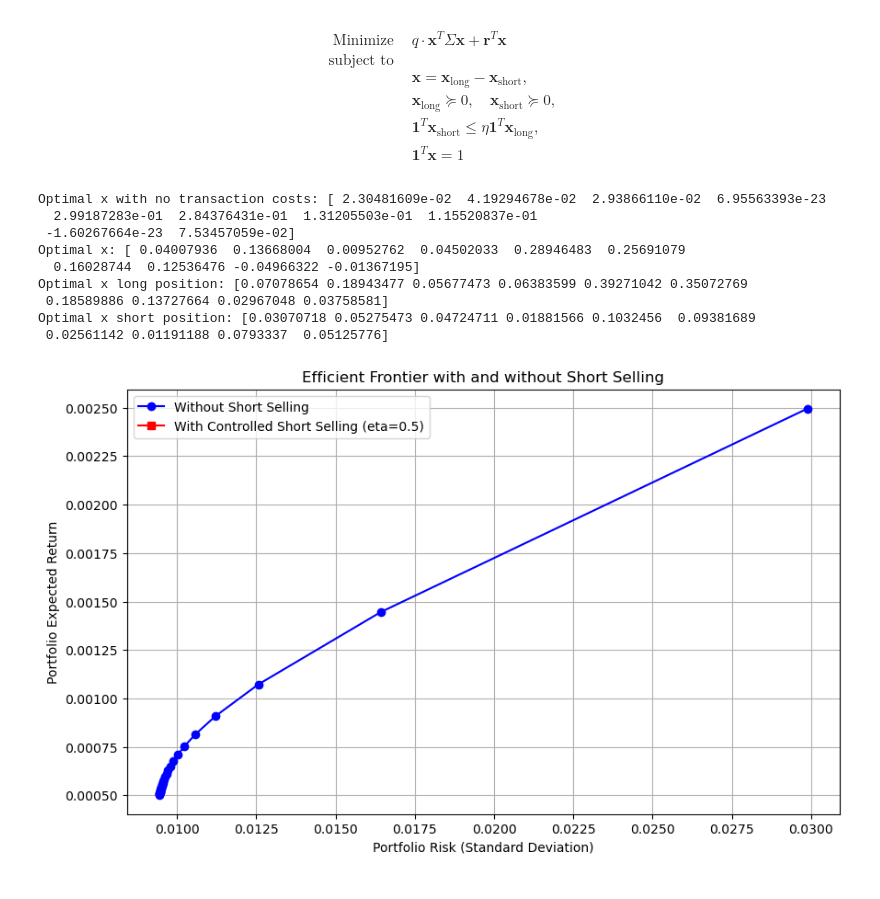
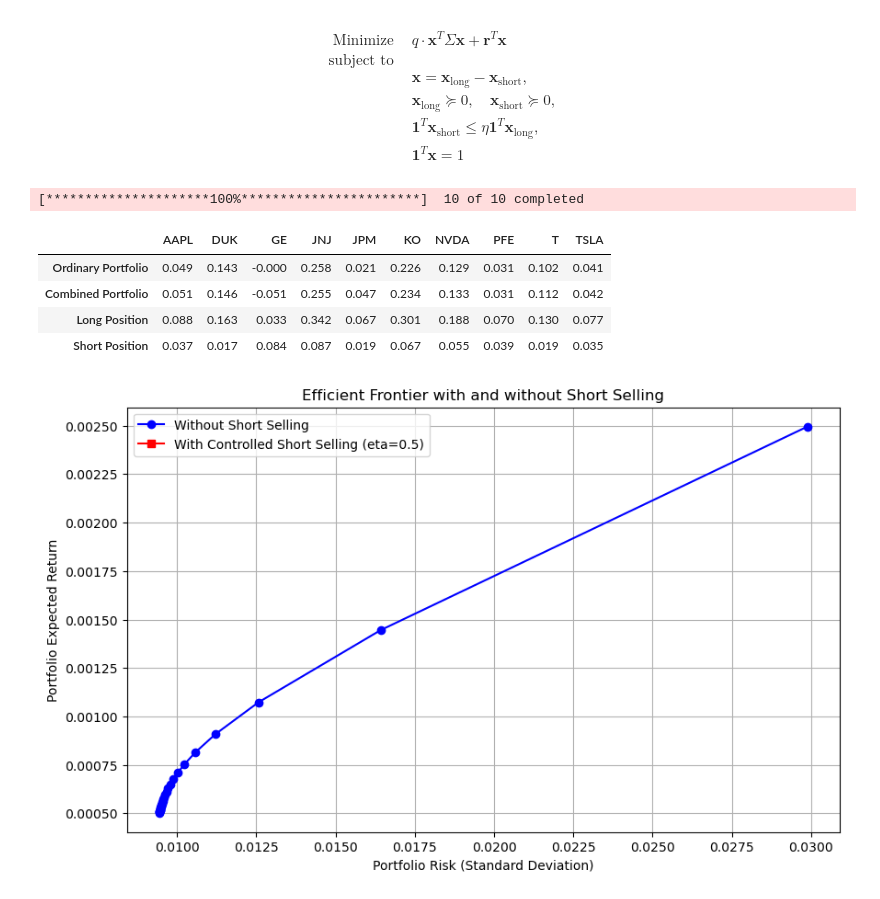
Before and after one commit to jchhong/math441-convex-opt, a Jupyter notebook: main.ipynb, the cells around one changed output. Cells and saved outputs as stored; diff of their text form; code cells hidden in the pictures.

```diff
--- a/main.ipynb
+++ b/main.ipynb
@@ -126,12 +118,17 @@ Methods already written before.
 # %% [markdown]
 ### Analysis
 # %%
-assets = ["TSLA", "NVDA", "AAPL", "JPM", "JNJ", "KO", "DUK", "T", "GE", "PFE"]
-portfolio = Portfolio(assets,"10y",10)
+tickers = ["TSLA", "NVDA", "AAPL", "JPM", "JNJ", "KO", "DUK", "T", "GE", "PFE"]
+portfolio = Portfolio(tickers,"2014-12-31","2024-12-31",10)
 opt_x = portfolio.calculate_optimal_x()
 x_init = np.full(10, 0.1)
-opt_x_trans, *_ = portfolio.calculate_optimal_with_transaction_costs(x_init,0.01,0.01)
-print(f"Optimal x with no transaction costs: {opt_x}\n"
-      f"Initial x: {x_init}\n"
-      f"Optimal x with transaction costs: {opt_x_trans}\n")
+opt_x_trans, *_ = portfolio.calculate_optimal_with_transaction_costs(x_init,0.0001,0.0001)
+
+result_df = pd.DataFrame(
+    [opt_x, x_init, opt_x_trans],
+    columns=portfolio.get_tickers(),
+    index=["Ordinary Portfolio", "Initial Portfolio", "Transaction-Constrained Portfolio"]
+).round(3)
+
+result_df
 # %% [output]
@@ -170,10 +167,8 @@ class PortfolioWithShort(Portfolio):
     def calculate_optimal_with_short(self, eta=0.5):
         """
         Calculate the optimal portfolio weights allowing short positions.
-        Args:
-            eta (float): Maximum ratio of short positions to long positions (default is 0.5).
-        Returns:
-            tuple: Optimized portfolio weights, long positions, short positions.
+
+        eta: Maximum ratio of short positions to long positions (default is 0.5).
         """
         x_long = cp.Variable(self.n)
         x_short = cp.Variable(self.n)
@@ -187,30 +182,30 @@ class PortfolioWithShort(Portfolio):
             cp.sum(x) == 1
         ]
 
-
         problem = cp.Problem(objective, constraints)
-        result = problem.solve()
+        problem.solve()
 
         return x.value, x_long.value, x_short.value
 # %%
-assets = ["TSLA", "NVDA", "AAPL", "JPM", "JNJ", "KO", "DUK", "T", "GE", "PFE"]
-port_short = PortfolioWithShort(assets,"10y",10)
-opt_x = portfolio.calculate_optimal_x()
+tickers = ["TSLA", "NVDA", "AAPL", "JPM", "JNJ", "KO", "DUK", "T", "GE", "PFE"]
+port_short = PortfolioWithShort(tickers,"2014-12-31","2024-12-31",10)
+opt_x = port_short.calculate_optimal_x()
 opt_x_combined, opt_x_long, opt_x_short = port_short.calculate_optimal_with_short(0.5)
-print(f"Optimal x with no transaction costs: {opt_x}\n"
-      f"Optimal x: {opt_x_combined}\n"
-      f"Optimal x long position: {opt_x_long}\n"
-      f"Optimal x short position: {opt_x_short}\n")
+
+result_df = pd.DataFrame(
+    [opt_x, opt_x_combined, opt_x_long, opt_x_short],
+    columns=portfolio.get_tickers(),
+    index=["Ordinary Portfolio", "Combined Portfolio", "Long Position", "Short Position"]
+).round(3)
+
+result_df
 # %% [output]
-Optimal x with no transaction costs: [ 2.30481609e-02  4.19294678e-02  2.93866110e-02  6.95563393e-23
-  2.99187283e-01  2.84376431e-01  1.31205503e-01  1.15520837e-01
- -1.60267664e-23  7.53457059e-02]
-Optimal x: [ 0.04007936  0.13668004  0.00952762  0.04502033  0.28946483  0.25691079
-  0.16028744  0.12536476 -0.04966322 -0.01367195]
-Optimal x long position: [0.07078654 0.18943477 0.05677473 0.06383599 0.39271042 0.35072769
- 0.18589886 0.13727664 0.02967048 0.03758581]
-Optimal x short position: [0.03070718 0.05275473 0.04724711 0.01881566 0.1032456  0.09381689
- 0.02561142 0.01191188 0.0793337  0.05125776]
+[*********************100%***********************]  10 of 10 completed
+|  | AAPL | DUK | GE | JNJ | JPM | KO | NVDA | PFE | T | TSLA |
+| Ordinary Portfolio | 0.049 | 0.143 | -0.000 | 0.258 | 0.021 | 0.226 | 0.129 | 0.031 | 0.102 | 0.041 |
+| Combined Portfolio | 0.051 | 0.146 | -0.051 | 0.255 | 0.047 | 0.234 | 0.133 | 0.031 | 0.112 | 0.042 |
+| Long Position | 0.088 | 0.163 | 0.033 | 0.342 | 0.067 | 0.301 | 0.188 | 0.070 | 0.130 | 0.077 |
+| Short Position | 0.037 | 0.017 | 0.084 | 0.087 | 0.019 | 0.067 | 0.055 | 0.039 | 0.019 | 0.035 |
 # %%
 plt.figure(figsize=(10, 6))
 
```
Also changed, not shown: parts of 13 cells of this notebook.
